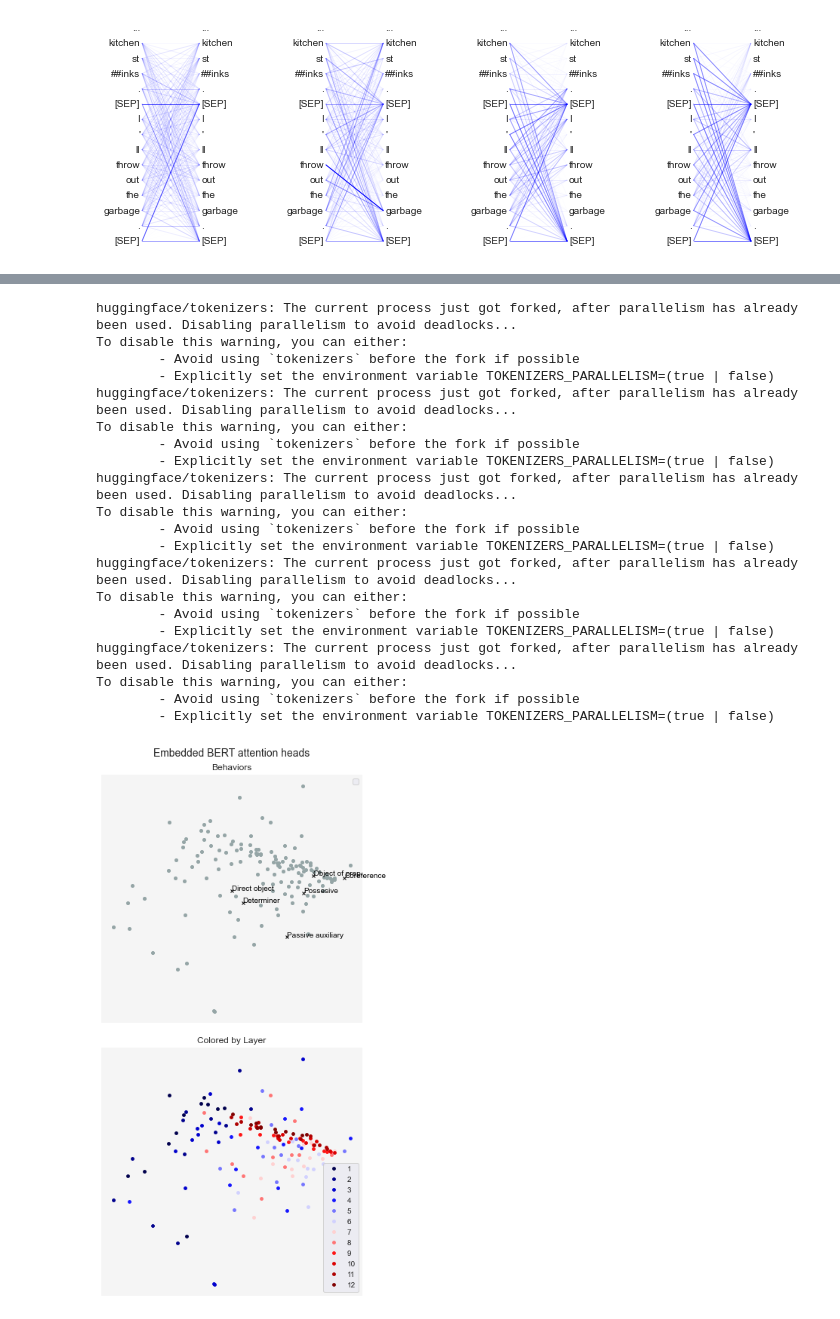
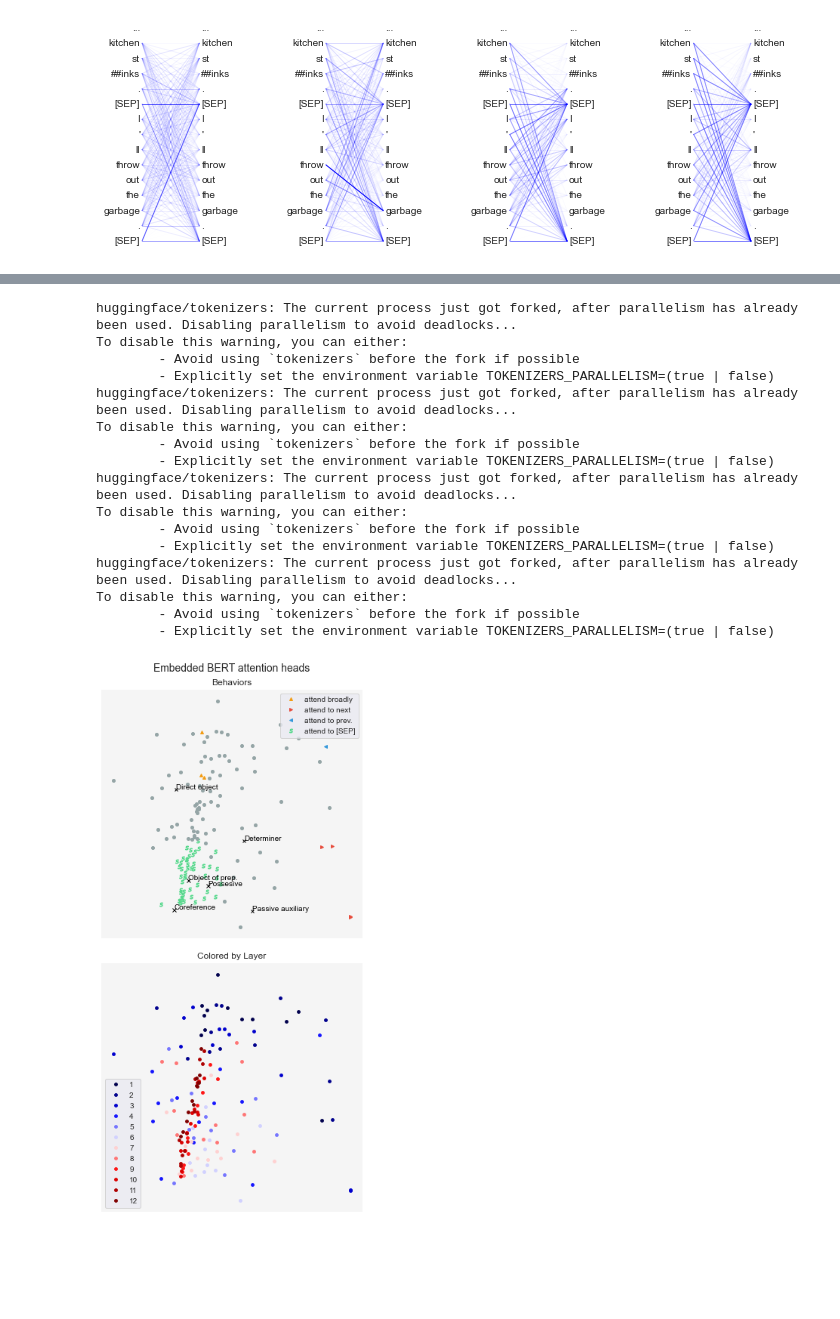
Before and after one commit to eliroc98/dialogue_coherence, a Jupyter notebook: attention.ipynb, the cells around one changed output, grey strips where cells are left out. Drawn from its saved outputs; the diff is of its cells as text; code cells hidden in the pictures; blank space fills up the shorter version.

```diff
--- a/attention.ipynb
+++ b/attention.ipynb
@@ -324,0 +397,14 @@ array([[0., 0., 0., 0., 0., 0., 0., 0., 0., 0., 0., 0., 0., 0., 0., 0.],
+# %%
+def compute_difference(attn_dict1, attn_dict2):
+    lst_dict_diff = []
+    for d1, d2 in zip(data_iterator(attn_dict1), data_iterator(attn_dict2)):
+        if (d1[0] == d2[0]):
+            dict_diff = {}
+            dict_diff['tokens'] = d1[0]
+            dict_diff['attns'] = d1[1] - d2[1]
+            lst_dict_diff.append(dict_diff)
+    return lst_dict_diff
+# %%
+diff_attns = {
+    "-".join([c[0][0], c[1][0]]): compute_difference(attention_dicts[c[0][0]], attention_dicts[c[1][0]]) for c in combinations(keys,2)
+}
@@ -324,0 +429,4 @@ array([[0., 0., 0., 0., 0., 0., 0., 0., 0., 0., 0., 0., 0., 0., 0., 0.],
+# %%
+for k in diff_attns.keys():
+    if diff_attns[k] == []:
+        print(k)
@@ -360,3 +493,5 @@ Computing entropy stats
+# %%
+model = "tod_bert"
 # %%
 from bertviz import model_view, head_view, neuron_view
 # %%
@@ -538,34 +683,34 @@ for color_by_layer in [False, True]:
       markersize = 4
       x, y = pts[layer, head]
 
-      if avg_attns["right"][layer, head] > POSITION_THRESHOLD:
+      if avg_attention_dicts[model]["right"][layer, head] > POSITION_THRESHOLD:
         color = RED
         marker = ">"
         label = "attend to next"
 
-      if avg_attns["left"][layer, head] > POSITION_THRESHOLD:
+      if avg_attention_dicts[model]["left"][layer, head] > POSITION_THRESHOLD:
         color = BLUE
         label = "attend to prev."
         marker = "<"
 
-      if entropies[layer, head] > ENTROPY_THRESHOLD:
+      if entropies_attention_dicts[model]['entropies'][layer, head] > ENTROPY_THRESHOLD:
         color = ORANGE
         label = "attend broadly"
         marker = "^"
 
-      if avg_attns["cls"][layer, head] > SPECIAL_TOKEN_THRESHOLD:
+      if avg_attention_dicts[model]["cls"][layer, head] > SPECIAL_TOKEN_THRESHOLD:
         color = PURPLE
         label = "attend to [CLS]"
         marker = "$C$"
         markersize = 5
 
-      if avg_attns["sep"][layer, head] > SPECIAL_TOKEN_THRESHOLD:
+      if avg_attention_dicts[model]["sep"][layer, head] > SPECIAL_TOKEN_THRESHOLD:
         color = GREEN
         marker = "$S$"
         markersize = 5
         label = "attend to [SEP]"
 
-      if avg_attns["punct"][layer, head] > SPECIAL_TOKEN_THRESHOLD:
+      if avg_attention_dicts[model]["punct"][layer, head] > SPECIAL_TOKEN_THRESHOLD:
         color = SEA
         marker = "s"
         markersize = 3.2
@@ -597,35 +742,31 @@ for color_by_layer in [False, True]:
   ax.spines["top"].set_visible(False)
   ax.spines["right"].set_visible(False)
   ax.spines["bottom"].set_visible(False)
   ax.spines["left"].set_visible(False)
   ax.set_facecolor((0.96, 0.96, 0.96))
   plt.title(("Colored by Layer" if color_by_layer else "Behaviors"))
   handles, labels = ax.get_legend_handles_labels()
   ax.legend(handles, labels, loc="best")
 
 plt.suptitle("Embedded BERT attention heads", fontsize=14, y=1.05)
 plt.subplots_adjust(top=1, bottom=0, right=1, left=0,
                     hspace=0.1, wspace=0)
 plt.show()
 # %% [output]
 huggingface/tokenizers: The current process just got forked, after parallelism has already been used. Disabling parallelism to avoid deadlocks...
 To disable this warning, you can either:
         - Avoid using `tokenizers` before the fork if possible
         - Explicitly set the environment variable TOKENIZERS_PARALLELISM=(true | false)
 huggingface/tokenizers: The current process just got forked, after parallelism has already been used. Disabling parallelism to avoid deadlocks...
 To disable this warning, you can either:
         - Avoid using `tokenizers` before the fork if possible
         - Explicitly set the environment variable TOKENIZERS_PARALLELISM=(true | false)
 huggingface/tokenizers: The current process just got forked, after parallelism has already been used. Disabling parallelism to avoid deadlocks...
 To disable this warning, you can either:
         - Avoid using `tokenizers` before the fork if possible
         - Explicitly set the environment variable TOKENIZERS_PARALLELISM=(true | false)
 huggingface/tokenizers: The current process just got forked, after parallelism has already been used. Disabling parallelism to avoid deadlocks...
 To disable this warning, you can either:
         - Avoid using `tokenizers` before the fork if possible
         - Explicitly set the environment variable TOKENIZERS_PARALLELISM=(true | false)
-huggingface/tokenizers: The current process just got forked, after parallelism has already been used. Disabling parallelism to avoid deadlocks...
-To disable this warning, you can either:
-        - Avoid using `tokenizers` before the fork if possible
-        - Explicitly set the environment variable TOKENIZERS_PARALLELISM=(true | false)
-[figure, old version]
+[figure, new version]
```
Also changed, not shown: parts of 47 cells of this notebook.
